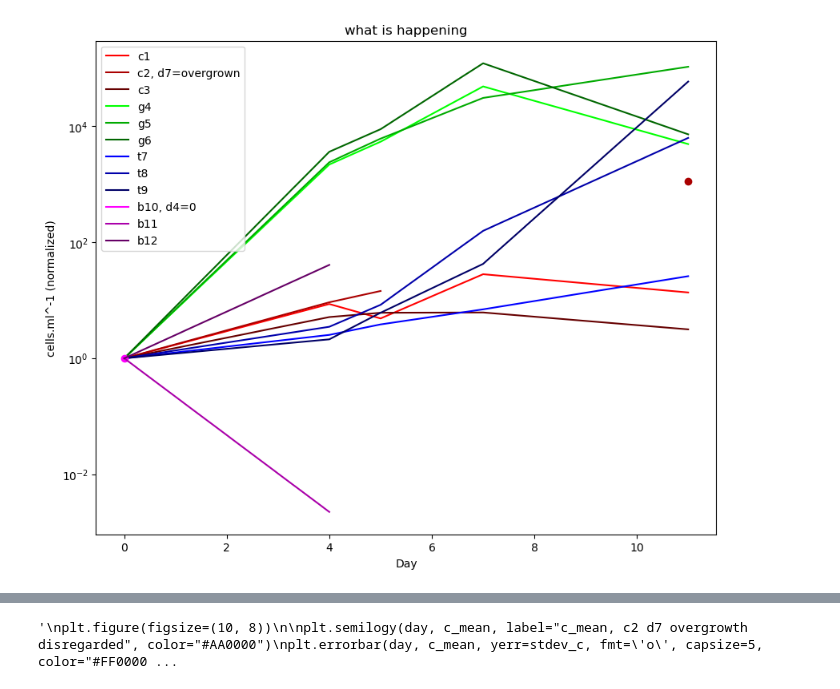
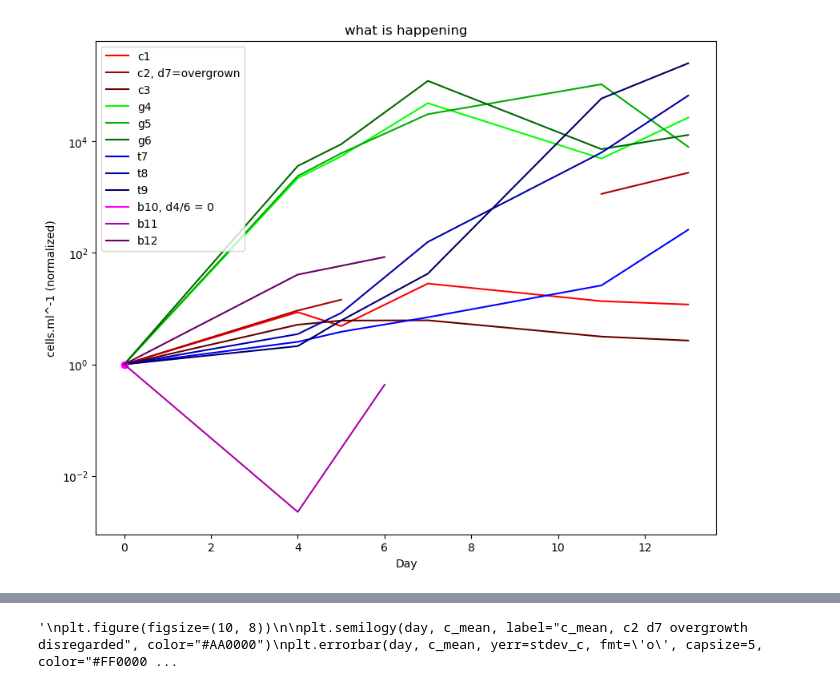
Before and after one commit to lucca-cas/tholinlab, a Jupyter notebook: tholins.ipynb, the cells around one changed output, grey strips where cells are left out. Cells and saved outputs as stored; diff of their text form; code cells hidden in the pictures.

```diff
--- a/tholins.ipynb
+++ b/tholins.ipynb
@@ -36,28 +36,27 @@ b12 = np.array([6.0E5, 2.45E7]) #mod
 b12n = b12/6.0E5
 # %%
-day = np.array([0, 4, 5, 7, 11]) #mod
-day_b = np.array([0, 4]) #mod
+day = np.array([0, 4, 5, 7, 11, 13]) #mod
+day_b = np.array([0, 4, 6]) #mod
 
 plt.figure(figsize=(10, 8))
 plt.semilogy(day, c1n, label="c1", color="#FF0000")
 plt.semilogy(day, c2n, label="c2, d7=overgrown", color="#AA0000")
-plt.semilogy(11, c2n[4], 'o', color="#AA0000")
 plt.semilogy(day, c3n, label="c3", color="#660000")
 plt.semilogy(day, g4n, label="g4", color="#00FF00")
 plt.semilogy(day, g5n, label="g5", color="#00AA00")
 plt.semilogy(day, g6n, label="g6", color="#006600")
 plt.semilogy(day, t7n, label="t7", color="#0000FF")
 plt.semilogy(day, t8n, label="t8", color="#0000AA")
 plt.semilogy(day, t9n, label="t9", color="#000066")
-plt.semilogy(day_b, b10n, label="b10, d4=0", color="#FF00FF")
+plt.semilogy(day_b, b10n, label="b10, d4/6 = 0", color="#FF00FF")
 plt.semilogy(0, b10n[0], 'o', color="#FF00FF")
 plt.semilogy(day_b, b11n, label="b11", color="#AA00AA")
 plt.semilogy(day_b, b12n, label="b12", color="#660066")
 
 plt.xlabel("Day")
 plt.ylabel("cells.ml^-1 (normalized)")
 plt.title("what is happening")
 plt.legend(loc='upper left')
 plt.show()
 # %% [output]
-[figure, old version]
+[figure, new version]
```
Also changed, not shown: parts of 6 cells of this notebook.
